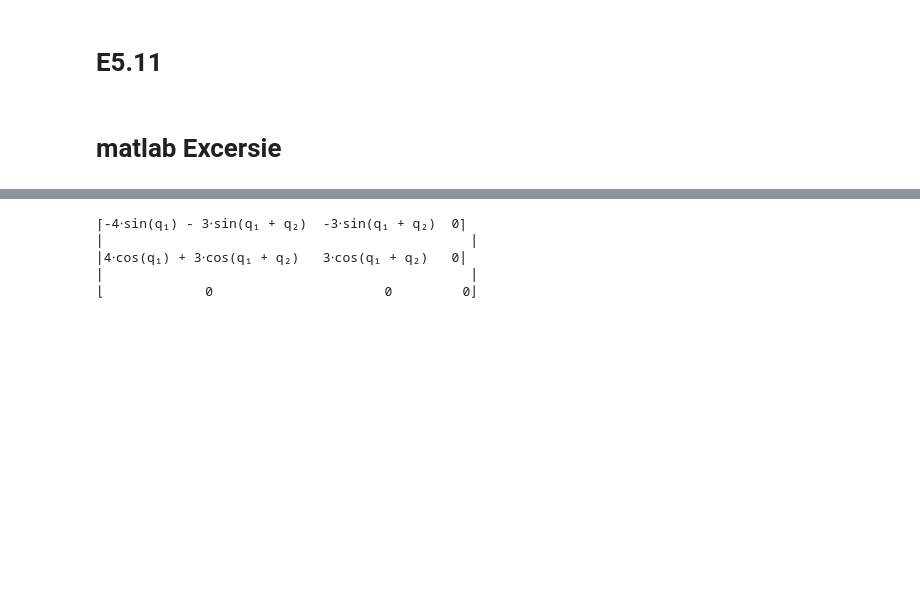
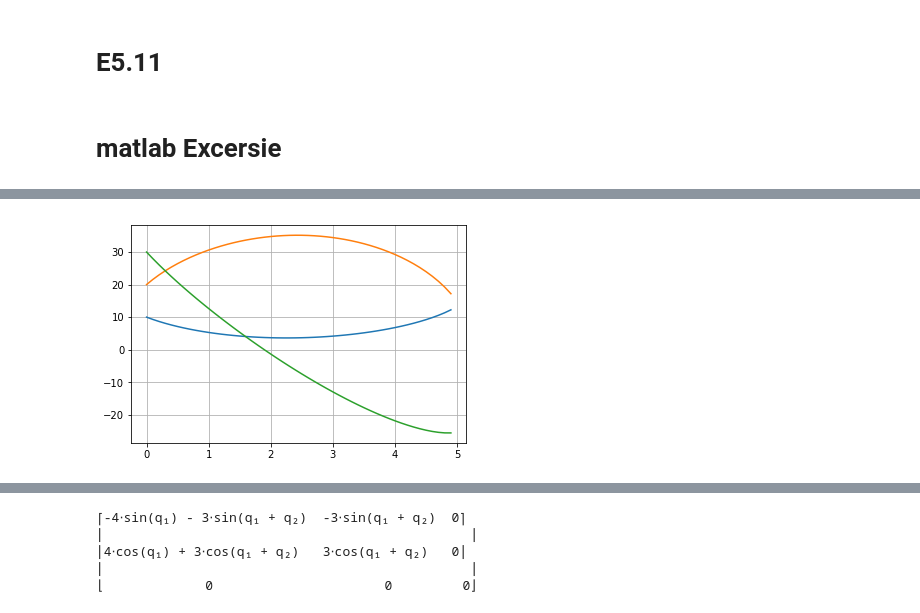
Before and after one commit to JafarAbdi/RoboMC, a Jupyter notebook: chapter5.ipynb, the cells around one changed output, grey strips where cells are left out. Cells and saved outputs as stored; diff of their text form; code cells hidden in the pictures; blank space fills up the shorter version.

```diff
--- a/chapter5.ipynb
+++ b/chapter5.ipynb
@@ -187,0 +247,5 @@ P04 = T04[:2,3]
+# %%
+plt.plot(t, sol_deg[:,0], t, sol_deg[:,1], t, sol_deg[:,2])
+plt.grid(true)
+# %% [output]
+[figure, added]
```
Also changed, not shown: parts of 15 cells of this notebook.
